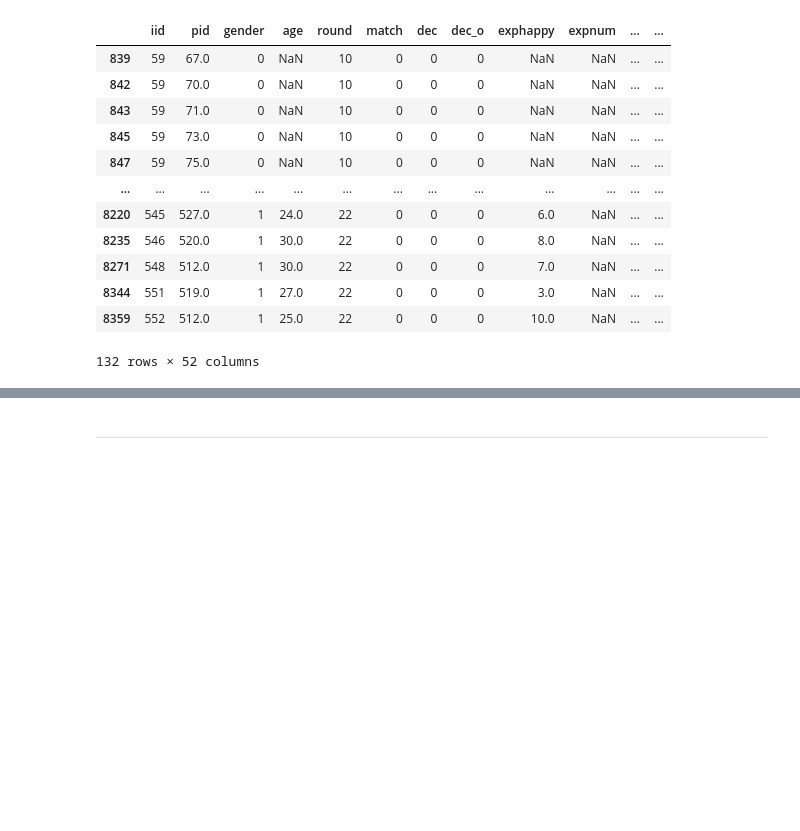
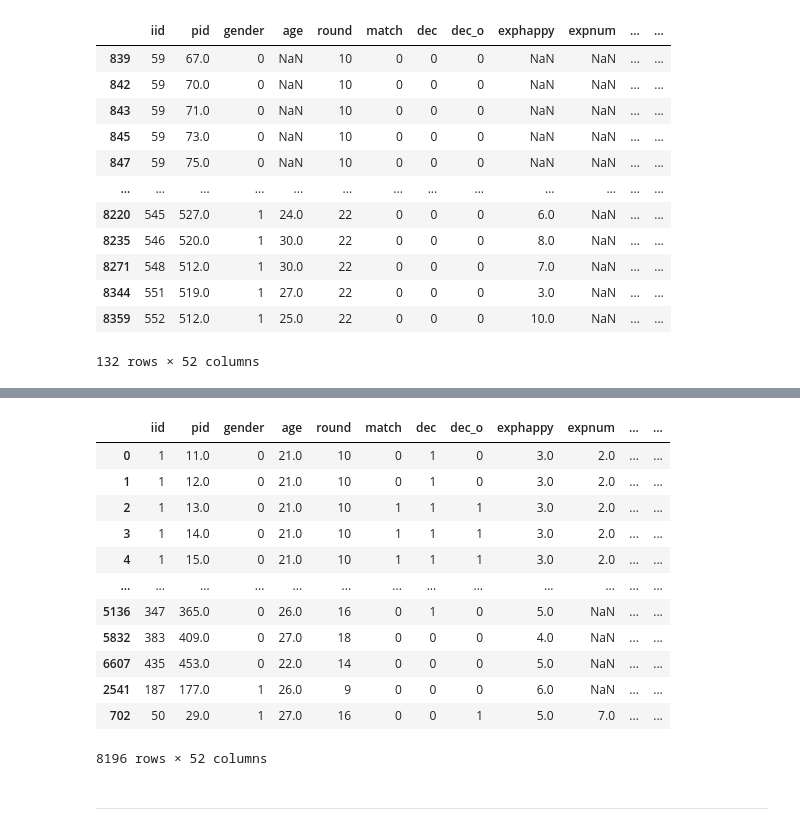
Before and after one commit to MirandaRemmer/DS-SF-23-work, a Jupyter notebook: final-project - MR/3/SpeedDatingDataset_FinalProject_REMMER.ipynb, the cells around one changed output, grey strips where cells are left out. Drawn from its saved outputs; the diff is of its cells as text; code cells hidden in the pictures; blank space fills up the shorter version.

```diff
--- a/final-project - MR/3/SpeedDatingDataset_FinalProject_REMMER.ipynb
+++ b/final-project - MR/3/SpeedDatingDataset_FinalProject_REMMER.ipynb
@@ -679,3 +716,19 @@ df_nan_exp_ratings_all  #USE LATER WHEN CHANGING MATCH_COUNT
+# %%
+subset_df_clean_edit
+# %% [output]
+|  | iid | pid | gender | age | round | match | dec | dec_o | exphappy | expnum | ... | ... |
+| 0 | 1 | 11.0 | 0 | 21.0 | 10 | 0 | 1 | 0 | 3.0 | 2.0 | ... | ... |
+| 1 | 1 | 12.0 | 0 | 21.0 | 10 | 0 | 1 | 0 | 3.0 | 2.0 | ... | ... |
+| 2 | 1 | 13.0 | 0 | 21.0 | 10 | 1 | 1 | 1 | 3.0 | 2.0 | ... | ... |
+| 3 | 1 | 14.0 | 0 | 21.0 | 10 | 1 | 1 | 1 | 3.0 | 2.0 | ... | ... |
+| 4 | 1 | 15.0 | 0 | 21.0 | 10 | 1 | 1 | 1 | 3.0 | 2.0 | ... | ... |
+| ... | ... | ... | ... | ... | ... | ... | ... | ... | ... | ... | ... | ... |
+| 5136 | 347 | 365.0 | 0 | 26.0 | 16 | 0 | 1 | 0 | 5.0 | NaN | ... | ... |
+| 5832 | 383 | 409.0 | 0 | 27.0 | 18 | 0 | 0 | 0 | 4.0 | NaN | ... | ... |
+| 6607 | 435 | 453.0 | 0 | 22.0 | 14 | 0 | 0 | 0 | 5.0 | NaN | ... | ... |
+| 2541 | 187 | 177.0 | 1 | 26.0 | 9 | 0 | 0 | 0 | 6.0 | NaN | ... | ... |
+| 702 | 50 | 29.0 | 1 | 27.0 | 16 | 0 | 0 | 1 | 5.0 | 7.0 | ... | ... |
+8196 rows × 52 columns
 # %% [markdown]
 *******
 # %% [markdown]
```
Also changed, not shown: parts of 29 cells of this notebook.
